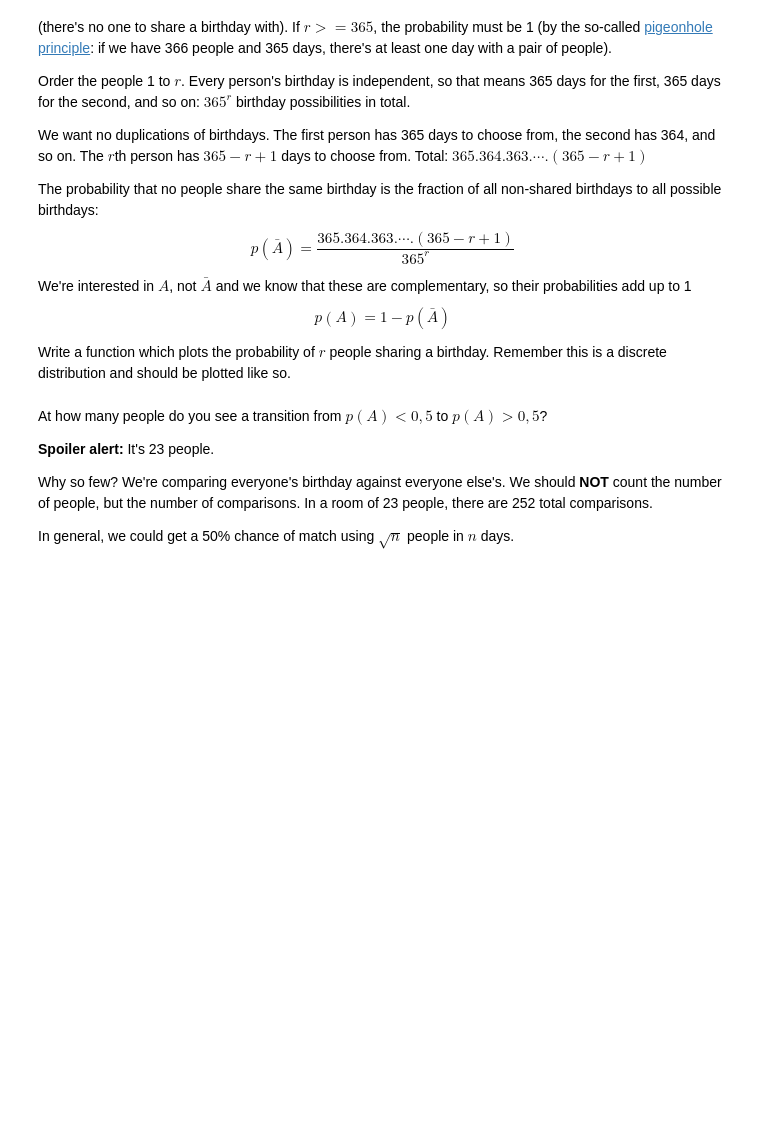
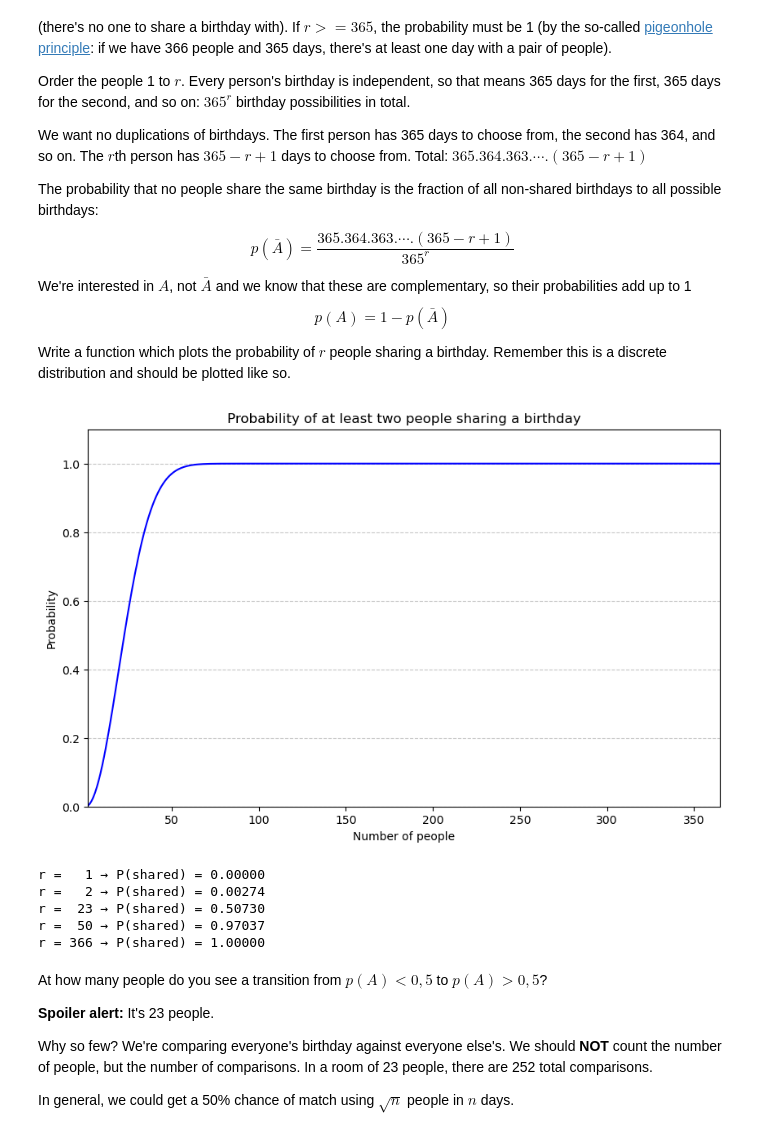
Before and after one commit to i11g/Probability-and-Combinatorics, a Jupyter notebook: Probability and Combinatorics Exercise.ipynb, the cells around one changed output. Drawn from its saved outputs; the diff is of its cells as text; code cells hidden in the pictures; blank space fills up the shorter version.

```diff
--- a/Probability and Combinatorics Exercise.ipynb
+++ b/Probability and Combinatorics Exercise.ipynb
@@ -241,3 +229,43 @@ probabilities = [calculate_birthday_probability(r) for r in np.arange(2, 366)]
+# %%
+def calculate_birthday_probability(r):
+    """
+    Returns the probability of r people sharing the same birthday. A year is
+    supposed to have 365 days
+    """
+    if r <= 1:
+        return 0.0
+    if r > 365:
+        return 1.0
+    probability_no_match = 1.0
+
+    fractions = (365 - np.arange(r))/365.0
+    probability_no_match = np.prod(fractions)
+
+    return 1 - probability_no_match
+
+number_of_people = np.arange(2, 366)
+probabilities = [calculate_birthday_probability(r) for r in number_of_people]
+
+plt.figure(figsize=(10, 6))
+plt.xlim(number_of_people[0], number_of_people[-1])
+plt.ylim(0, 1.1)
+plt.plot(number_of_people, probabilities, color = "blue")
+plt.xlabel("Number of people")
+plt.ylabel("Probability")
+plt.title("Probability of at least two people sharing a birthday")
+plt.grid(axis = "y", linestyle= '--', alpha = 0.7)
+plt.show()
+# %% [output]
+[figure, added]
+# %%
+for r in [1, 2, 23, 50, 366]:
+    print(f"r = {r:3d} → P(shared) = {calculate_birthday_probability(r):.5f}")
+# %% [output]
+r =   1 → P(shared) = 0.00000
+r =   2 → P(shared) = 0.00274
+r =  23 → P(shared) = 0.50730
+r =  50 → P(shared) = 0.97037
+r = 366 → P(shared) = 1.00000
 # %% [markdown]
 At how many people do you see a transition from $p(A) < 0,5$ to $p(A) > 0,5$?
 
```
Also changed, not shown: parts of 8 cells of this notebook, 1 other file.
